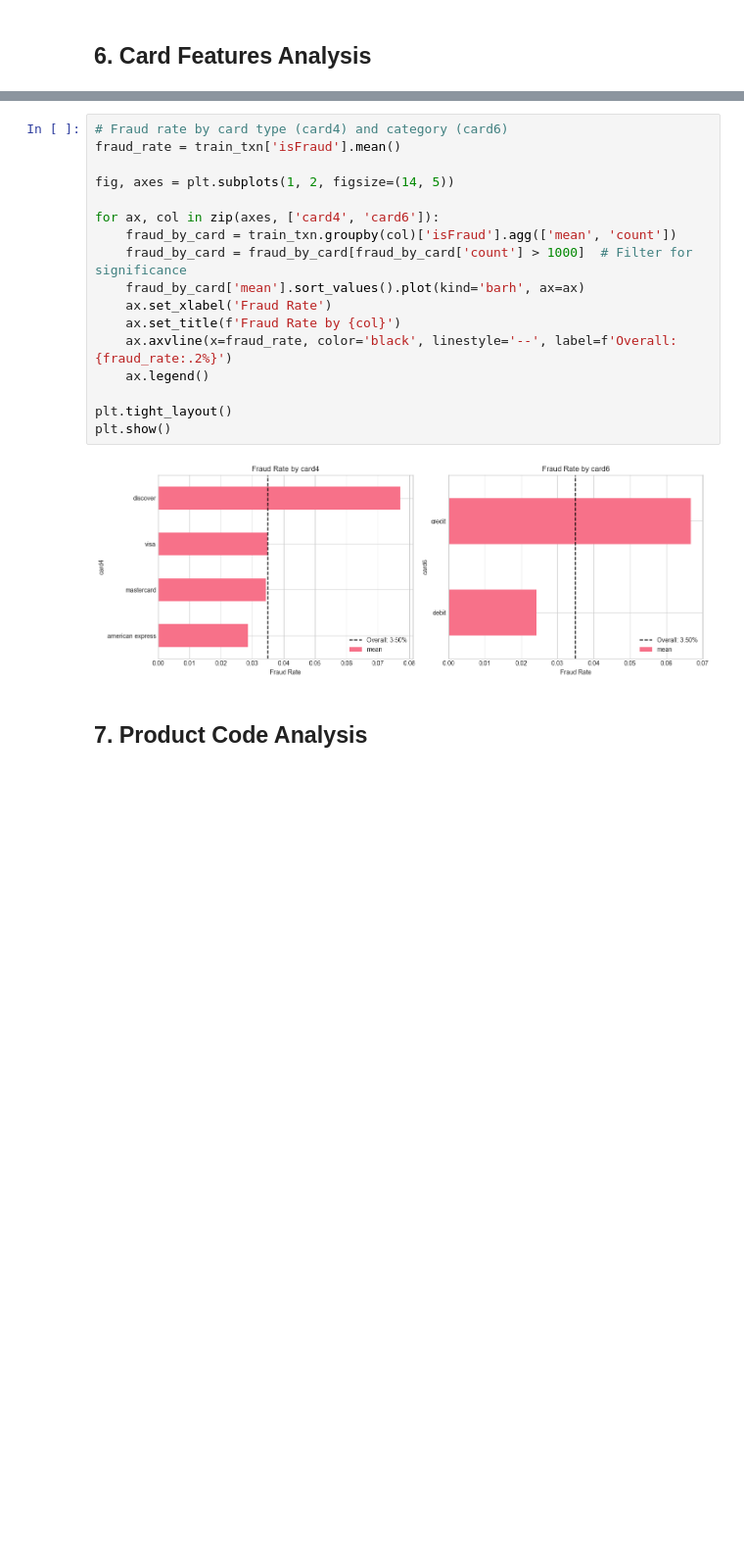
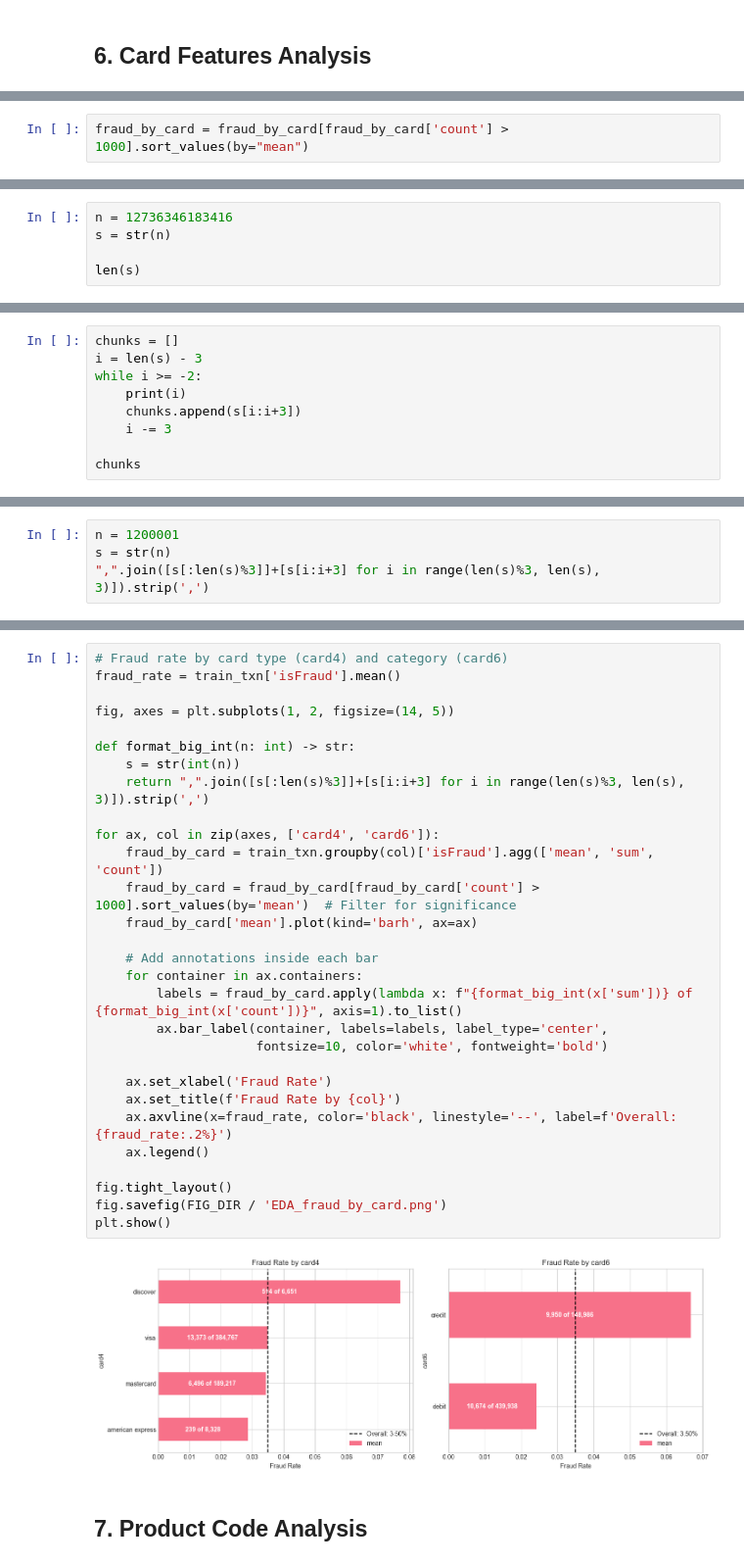
Before and after one commit to DrPrettyman/ieee-fraud-detection, a Jupyter notebook: notebooks/01_eda.ipynb, the cells around one changed output, grey strips where cells are left out. Shown at 98% size. Drawn from its saved outputs; the diff is of its cells as text; blank space fills up the shorter version.

```diff
--- a/notebooks/01_eda.ipynb
+++ b/notebooks/01_eda.ipynb
@@ -415,0 +434,2 @@ plt.show()
+# %%
+fraud_by_card = fraud_by_card[fraud_by_card['count'] > 1000].sort_values(by="mean")
@@ -415,0 +445,5 @@ plt.show()
+# %%
+n = 12736346183416
+s = str(n)
+
+len(s)
@@ -415,0 +452,9 @@ plt.show()
+# %%
+chunks = []
+i = len(s) - 3
+while i >= -2:
+    print(i)
+    chunks.append(s[i:i+3])
+    i -= 3
+
+chunks
@@ -415,0 +476,4 @@ plt.show()
+# %%
+n = 1200001
+s = str(n)
+",".join([s[:len(s)%3]]+[s[i:i+3] for i in range(len(s)%3, len(s), 3)]).strip(',')
@@ -416,22 +486,34 @@ plt.show()
 # %%
 # Fraud rate by card type (card4) and category (card6)
 fraud_rate = train_txn['isFraud'].mean()
 
 fig, axes = plt.subplots(1, 2, figsize=(14, 5))
 
+def format_big_int(n: int) -> str:
+    s = str(int(n))
+    return ",".join([s[:len(s)%3]]+[s[i:i+3] for i in range(len(s)%3, len(s), 3)]).strip(',')
+
 for ax, col in zip(axes, ['card4', 'card6']):
-    fraud_by_card = train_txn.groupby(col)['isFraud'].agg(['mean', 'count'])
-    fraud_by_card = fraud_by_card[fraud_by_card['count'] > 1000]  # Filter for significance
-    fraud_by_card['mean'].sort_values().plot(kind='barh', ax=ax)
+    fraud_by_card = train_txn.groupby(col)['isFraud'].agg(['mean', 'sum', 'count'])
+    fraud_by_card = fraud_by_card[fraud_by_card['count'] > 1000].sort_values(by='mean')  # Filter for significance
+    fraud_by_card['mean'].plot(kind='barh', ax=ax)
+
+    # Add annotations inside each bar
+    for container in ax.containers:
+        labels = fraud_by_card.apply(lambda x: f"{format_big_int(x['sum'])} of {format_big_int(x['count'])}", axis=1).to_list()
+        ax.bar_label(container, labels=labels, label_type='center',
+                     fontsize=10, color='white', fontweight='bold')
+
     ax.set_xlabel('Fraud Rate')
     ax.set_title(f'Fraud Rate by {col}')
     ax.axvline(x=fraud_rate, color='black', linestyle='--', label=f'Overall: {fraud_rate:.2%}')
     ax.legend()
 
-plt.tight_layout()
+fig.tight_layout()
+fig.savefig(FIG_DIR / 'EDA_fraud_by_card.png')
 plt.show()
 # %% [output]
-[figure, old version]
+[figure, new version]
 # %% [markdown]
 ## 7. Product Code Analysis
 # %%
```
Also changed, not shown: parts of 17 cells of this notebook, 2 other files.
